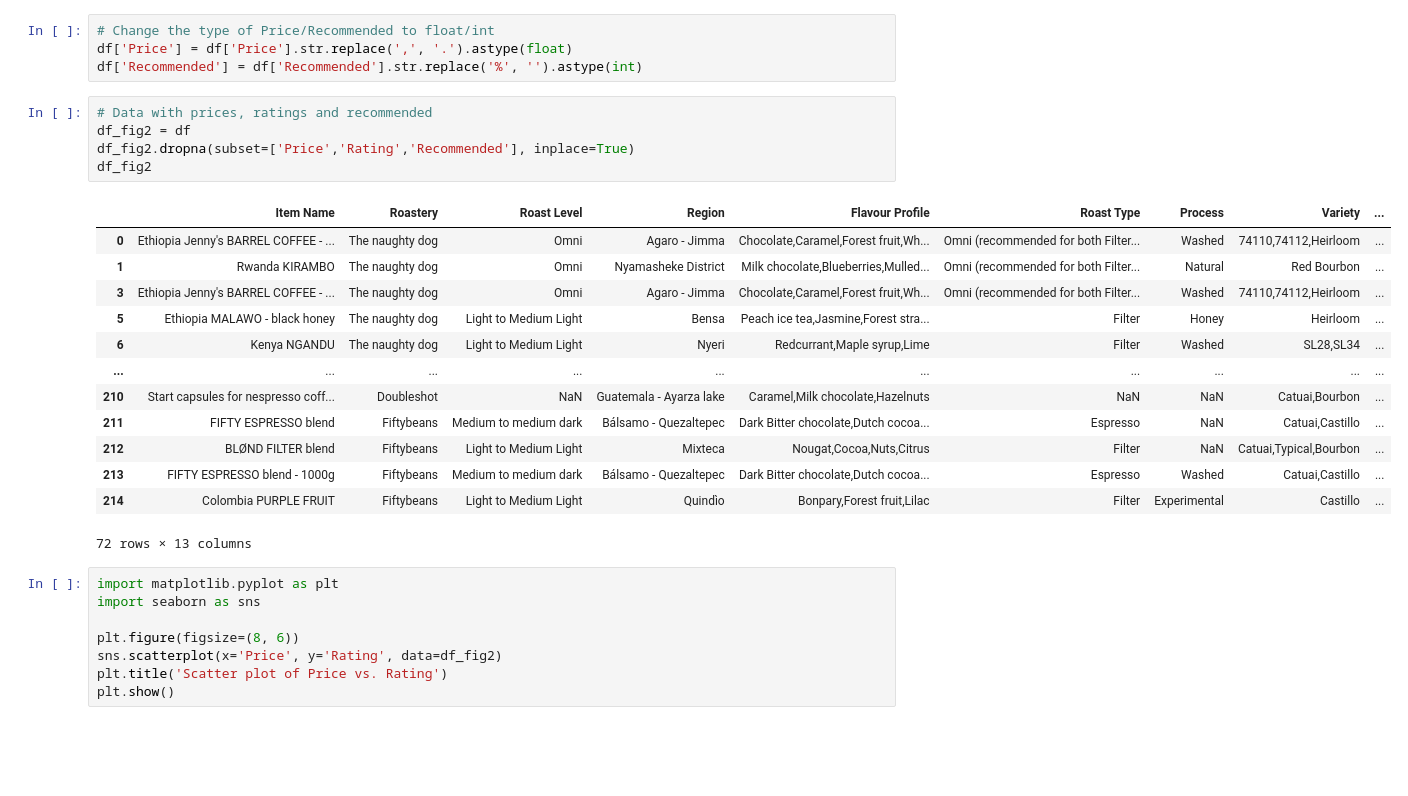
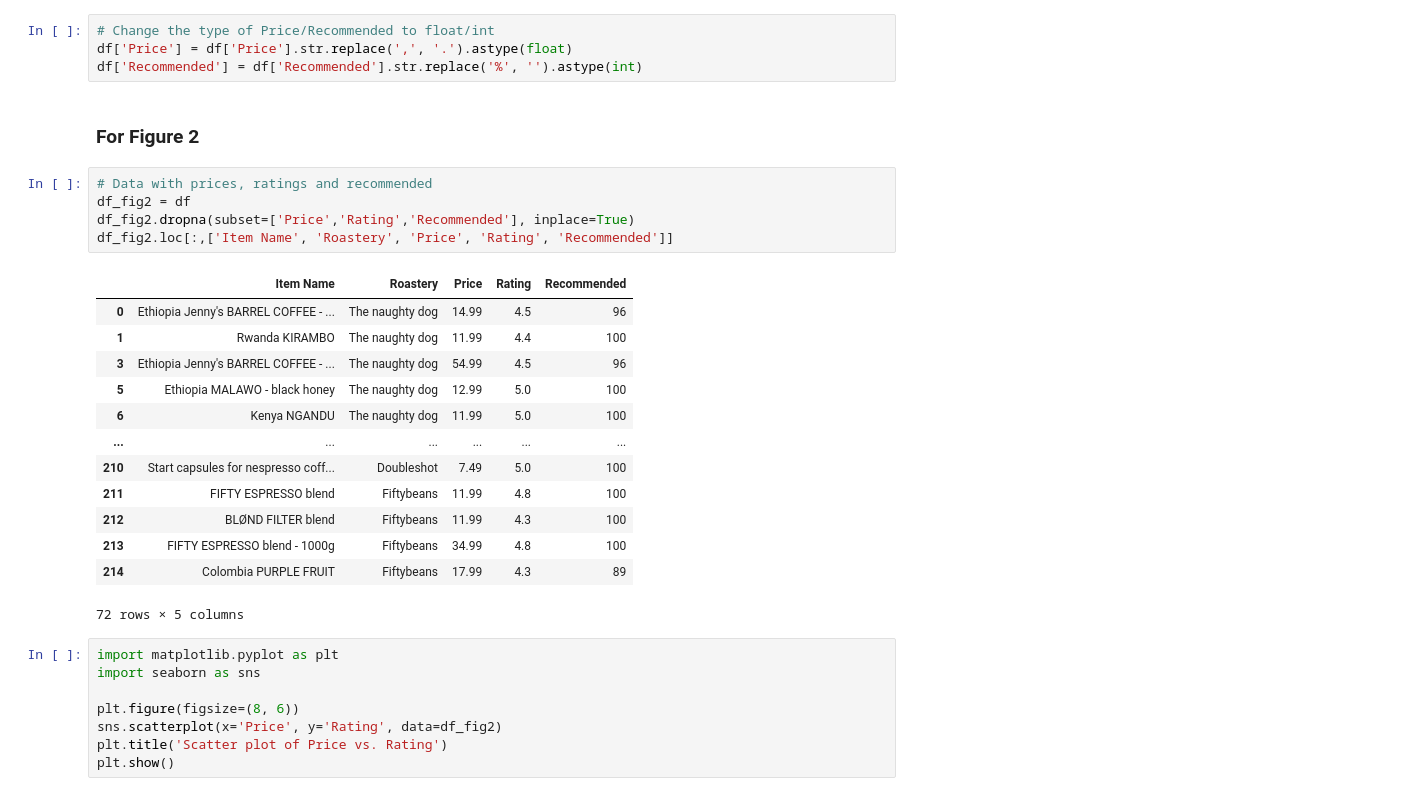
Before and after one commit to com-480-data-visualization/project-2023-kingdom_of_kaffa, a Jupyter notebook: dataset_analysis/kofio_da.ipynb, the cells around one changed output. Cells and saved outputs as stored; diff of their text form; blank space fills up the shorter version.

```diff
--- a/dataset_analysis/kofio_da.ipynb
+++ b/dataset_analysis/kofio_da.ipynb
@@ -63,25 +63,27 @@ print(df[selected_columns[0] + selected_columns[1]].count()[0])
 # Change the type of Price/Recommended to float/int
 df['Price'] = df['Price'].str.replace(',', '.').astype(float)
 df['Recommended'] = df['Recommended'].str.replace('%', '').astype(int)
+# %% [markdown]
+### For Figure 2
 # %%
 # Data with prices, ratings and recommended
 df_fig2 = df
 df_fig2.dropna(subset=['Price','Rating','Recommended'], inplace=True)
-df_fig2
+df_fig2.loc[:,['Item Name', 'Roastery', 'Price', 'Rating', 'Recommended']]
 # %% [output]
-|  | Item Name | Roastery | Roast Level | Region | Flavour Profile | Roast Type | Process | Variety | ... |
-| 0 | Ethiopia Jenny's BARREL COFFEE - ... | The naughty dog | Omni | Agaro - Jimma | Chocolate,Caramel,Forest fruit,Wh... | Omni (recommended for both Filter... | Washed | 74110,74112,Heirloom | ... |
-| 1 | Rwanda KIRAMBO | The naughty dog | Omni | Nyamasheke District | Milk chocolate,Blueberries,Mulled... | Omni (recommended for both Filter... | Natural | Red Bourbon | ... |
-| 3 | Ethiopia Jenny's BARREL COFFEE - ... | The naughty dog | Omni | Agaro - Jimma | Chocolate,Caramel,Forest fruit,Wh... | Omni (recommended for both Filter... | Washed | 74110,74112,Heirloom | ... |
-| 5 | Ethiopia MALAWO - black honey | The naughty dog | Light to Medium Light | Bensa | Peach ice tea,Jasmine,Forest stra... | Filter | Honey | Heirloom | ... |
-| 6 | Kenya NGANDU | The naughty dog | Light to Medium Light | Nyeri | Redcurrant,Maple syrup,Lime | Filter | Washed | SL28,SL34 | ... |
-| ... | ... | ... | ... | ... | ... | ... | ... | ... | ... |
-| 210 | Start capsules for nespresso coff... | Doubleshot | NaN | Guatemala - Ayarza lake | Caramel,Milk chocolate,Hazelnuts | NaN | NaN | Catuai,Bourbon | ... |
-| 211 | FIFTY ESPRESSO blend | Fiftybeans | Medium to medium dark | Bálsamo - Quezaltepec | Dark Bitter chocolate,Dutch cocoa... | Espresso | NaN | Catuai,Castillo | ... |
-| 212 | BLØND FILTER blend | Fiftybeans | Light to Medium Light | Mixteca | Nougat,Cocoa,Nuts,Citrus | Filter | NaN | Catuai,Typical,Bourbon | ... |
-| 213 | FIFTY ESPRESSO blend - 1000g | Fiftybeans | Medium to medium dark | Bálsamo - Quezaltepec | Dark Bitter chocolate,Dutch cocoa... | Espresso | Washed | Catuai,Castillo | ... |
-| 214 | Colombia PURPLE FRUIT | Fiftybeans | Light to Medium Light | Quindìo | Bonpary,Forest fruit,Lilac | Filter | Experimental | Castillo | ... |
+|  | Item Name | Roastery | Price | Rating | Recommended |
+| 0 | Ethiopia Jenny's BARREL COFFEE - ... | The naughty dog | 14.99 | 4.5 | 96 |
+| 1 | Rwanda KIRAMBO | The naughty dog | 11.99 | 4.4 | 100 |
+| 3 | Ethiopia Jenny's BARREL COFFEE - ... | The naughty dog | 54.99 | 4.5 | 96 |
+| 5 | Ethiopia MALAWO - black honey | The naughty dog | 12.99 | 5.0 | 100 |
+| 6 | Kenya NGANDU | The naughty dog | 11.99 | 5.0 | 100 |
+| ... | ... | ... | ... | ... | ... |
+| 210 | Start capsules for nespresso coff... | Doubleshot | 7.49 | 5.0 | 100 |
+| 211 | FIFTY ESPRESSO blend | Fiftybeans | 11.99 | 4.8 | 100 |
+| 212 | BLØND FILTER blend | Fiftybeans | 11.99 | 4.3 | 100 |
+| 213 | FIFTY ESPRESSO blend - 1000g | Fiftybeans | 34.99 | 4.8 | 100 |
+| 214 | Colombia PURPLE FRUIT | Fiftybeans | 17.99 | 4.3 | 89 |
-72 rows × 13 columns
+72 rows × 5 columns
 # %%
 import matplotlib.pyplot as plt
 import seaborn as sns
```
Also changed, not shown: parts of 1 cell of this notebook.
